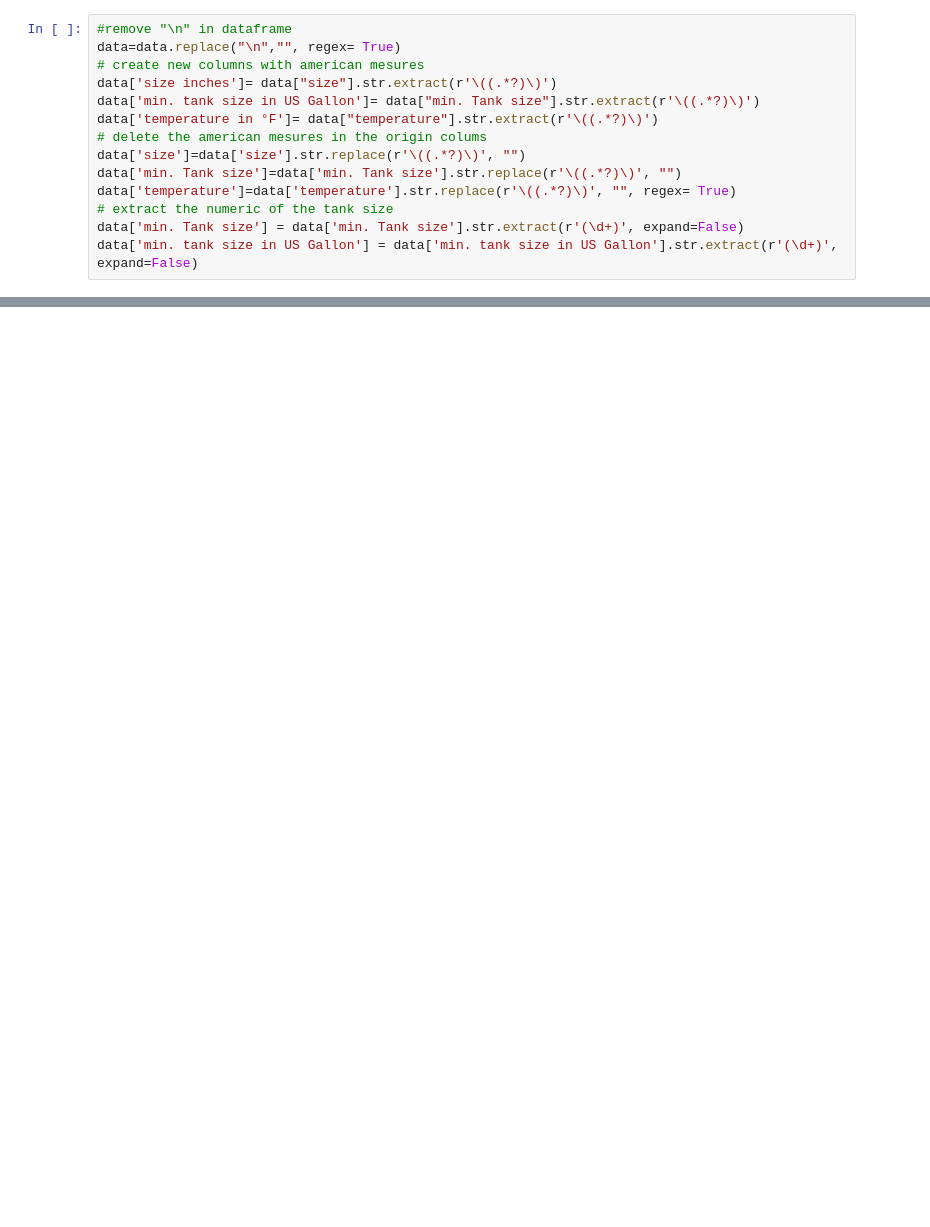
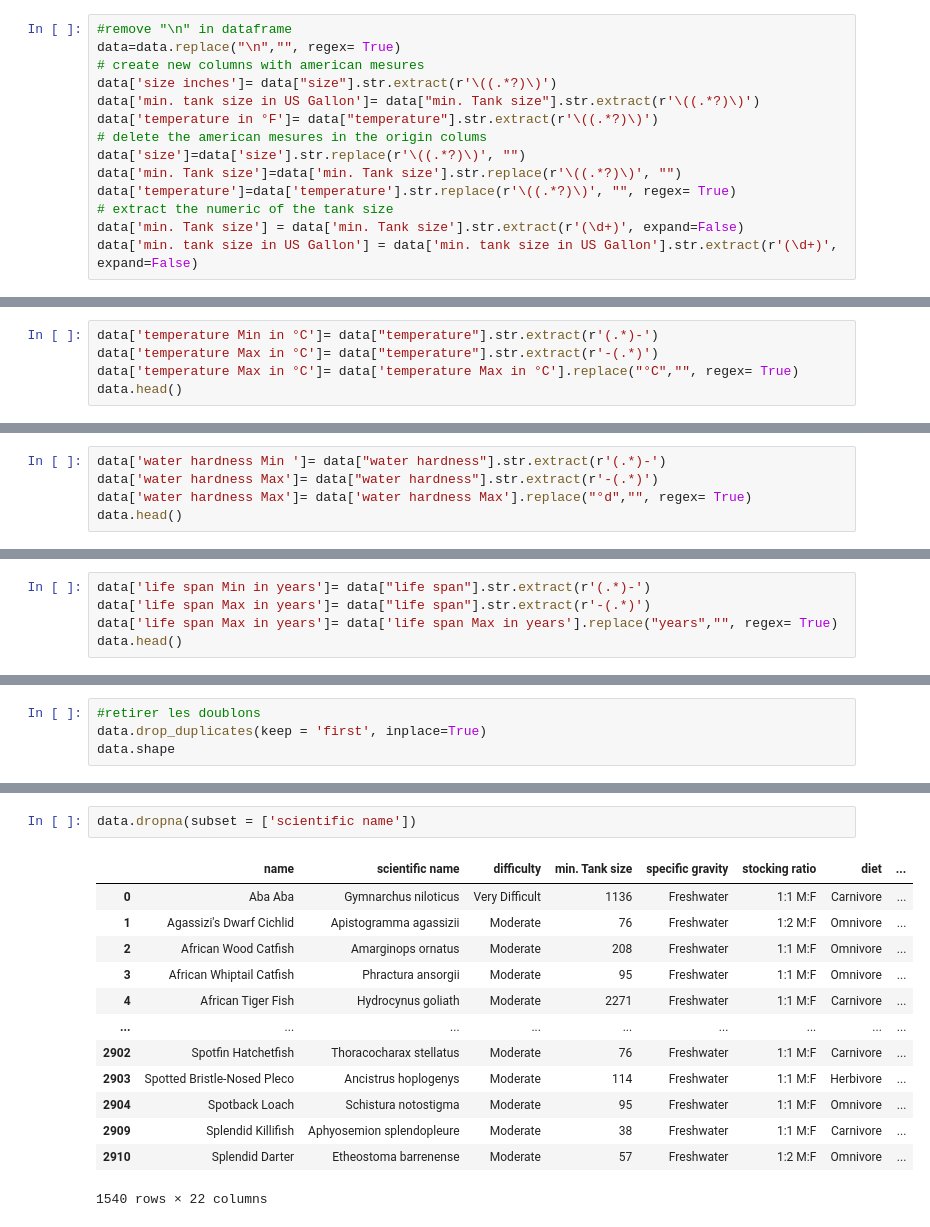
Before and after one commit to LanCaphe/fishpedia, a Jupyter notebook: newfish.ipynb, the cells around one changed output, grey strips where cells are left out. Saved outputs shown, nothing was run; the diff lists cells and outputs as text; blank space fills up the shorter version.

Commit message:
cleanning data

```diff
--- a/newfish.ipynb
+++ b/newfish.ipynb
@@ -54,0 +79,5 @@ data['min. tank size in US Gallon'] = data['min. tank size in US Gallon'].str.ex
+# %%
+data['temperature Min in °C']= data["temperature"].str.extract(r'(.*)-')
+data['temperature Max in °C']= data["temperature"].str.extract(r'-(.*)')
+data['temperature Max in °C']= data['temperature Max in °C'].replace("°C","", regex= True)
+data.head()
@@ -54,0 +92,5 @@ data['min. tank size in US Gallon'] = data['min. tank size in US Gallon'].str.ex
+# %%
+data['water hardness Min ']= data["water hardness"].str.extract(r'(.*)-')
+data['water hardness Max']= data["water hardness"].str.extract(r'-(.*)')
+data['water hardness Max']= data['water hardness Max'].replace("°d","", regex= True)
+data.head()
@@ -54,0 +105,5 @@ data['min. tank size in US Gallon'] = data['min. tank size in US Gallon'].str.ex
+# %%
+data['life span Min in years']= data["life span"].str.extract(r'(.*)-')
+data['life span Max in years']= data["life span"].str.extract(r'-(.*)')
+data['life span Max in years']= data['life span Max in years'].replace("years","", regex= True)
+data.head()
@@ -54,0 +118,4 @@ data['min. tank size in US Gallon'] = data['min. tank size in US Gallon'].str.ex
+# %%
+#retirer les doublons
+data.drop_duplicates(keep = 'first', inplace=True)
+data.shape
@@ -54,0 +145,16 @@ data['min. tank size in US Gallon'] = data['min. tank size in US Gallon'].str.ex
+# %%
+data.dropna(subset = ['scientific name'])
+# %% [output]
+|  | name | scientific name | difficulty | min. Tank size | specific gravity | stocking ratio | diet | ... |
+| 0 | Aba Aba | Gymnarchus niloticus | Very Difficult | 1136 | Freshwater | 1:1 M:F | Carnivore | ... |
+| 1 | Agassizi's Dwarf Cichlid | Apistogramma agassizii | Moderate | 76 | Freshwater | 1:2 M:F | Omnivore | ... |
+| 2 | African Wood Catfish | Amarginops ornatus | Moderate | 208 | Freshwater | 1:1 M:F | Omnivore | ... |
+| 3 | African Whiptail Catfish | Phractura ansorgii | Moderate | 95 | Freshwater | 1:1 M:F | Omnivore | ... |
+| 4 | African Tiger Fish | Hydrocynus goliath | Moderate | 2271 | Freshwater | 1:1 M:F | Carnivore | ... |
+| ... | ... | ... | ... | ... | ... | ... | ... | ... |
+| 2902 | Spotfin Hatchetfish | Thoracocharax stellatus | Moderate | 76 | Freshwater | 1:1 M:F | Carnivore | ... |
+| 2903 | Spotted Bristle-Nosed Pleco | Ancistrus hoplogenys | Moderate | 114 | Freshwater | 1:1 M:F | Herbivore | ... |
+| 2904 | Spotback Loach | Schistura notostigma | Moderate | 95 | Freshwater | 1:1 M:F | Omnivore | ... |
+| 2909 | Splendid Killifish | Aphyosemion splendopleure | Moderate | 38 | Freshwater | 1:1 M:F | Carnivore | ... |
+| 2910 | Splendid Darter | Etheostoma barrenense | Moderate | 57 | Freshwater | 1:2 M:F | Omnivore | ... |
+1540 rows × 22 columns
```
Also changed, not shown: parts of 9 cells of this notebook, 1 other file.
